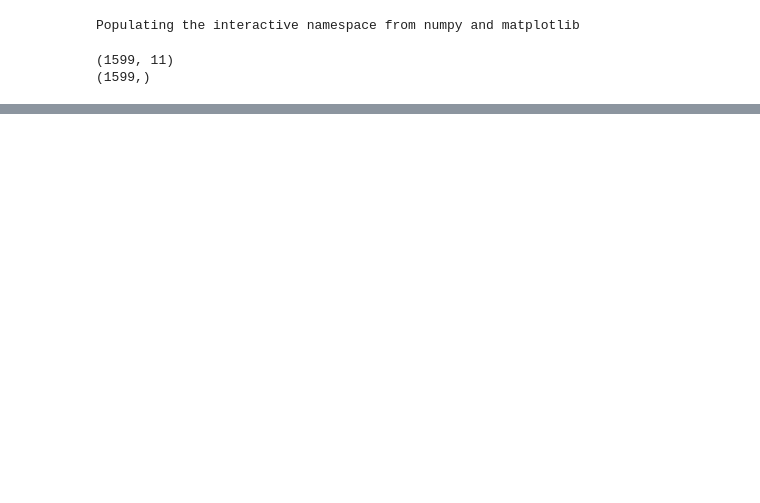
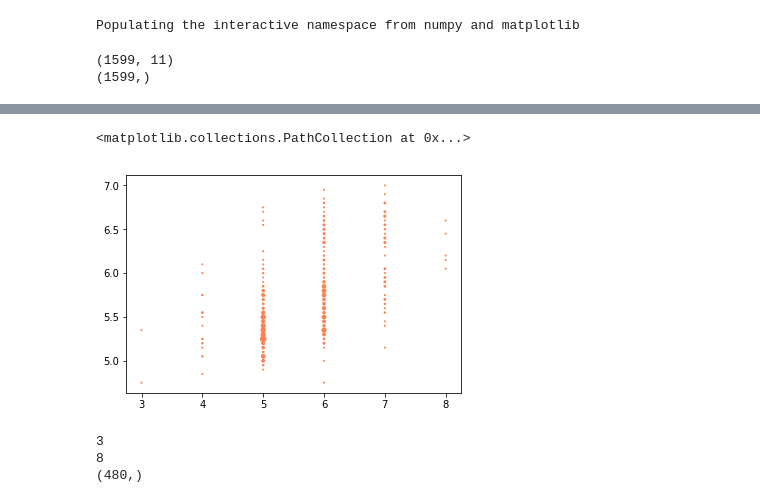
Before and after one commit to pfroide/python, a Jupyter notebook: Exercices/IV. Vins_2/optimiser_knn.ipynb, the cells around one changed output, grey strips where cells are left out. Cells and saved outputs as stored; diff of their text form; code cells hidden in the pictures; blank space fills up the shorter version.

```diff
--- a/Exercices/IV. Vins_2/optimiser_knn.ipynb
+++ b/Exercices/IV. Vins_2/optimiser_knn.ipynb
@@ -122,17 +122,35 @@ def prediction(p):
 # %%
 # Création du dictionnaire pour la répresentation graphique
 # clé : coordonnées ; valeur : nombre de points à ces coordonnées
 sizes = {}
+
+# Algorithme des plus proches voisins
+knn = neighbors.KNeighborsRegressor(n_neighbors=20)
+res = knn.fit(X_train_std, y_train)
+
+# Prédictions des scores suivant les données de départ X
+y_pred = knn.predict(X_test_std)
 
 for (yt, yp) in zip(list(y_test), list(y_pred)):
     if (yt,yp) in sizes :
         sizes[(yt, yp)] += 1
     else:
         sizes[(yt, yp)] = 1
 
 keys = sizes.keys()
 
 # vraie valeur (abscisse)
 # valeur predite (ordonnee)
 # taille du marqueur
 plt.scatter([k[0] for k in keys], [k[1] for k in keys], s=[sizes[k] for k in keys], color='coral')
+# %% [output]
+<matplotlib.collections.PathCollection at 0x...>
+[figure, added]
+# %%
+print(np.min(y))
+print(np.max(y))
+print(y_test.shape)
+# %% [output]
+3
+8
+(480,)
```
Also changed, not shown: parts of 6 cells of this notebook.
